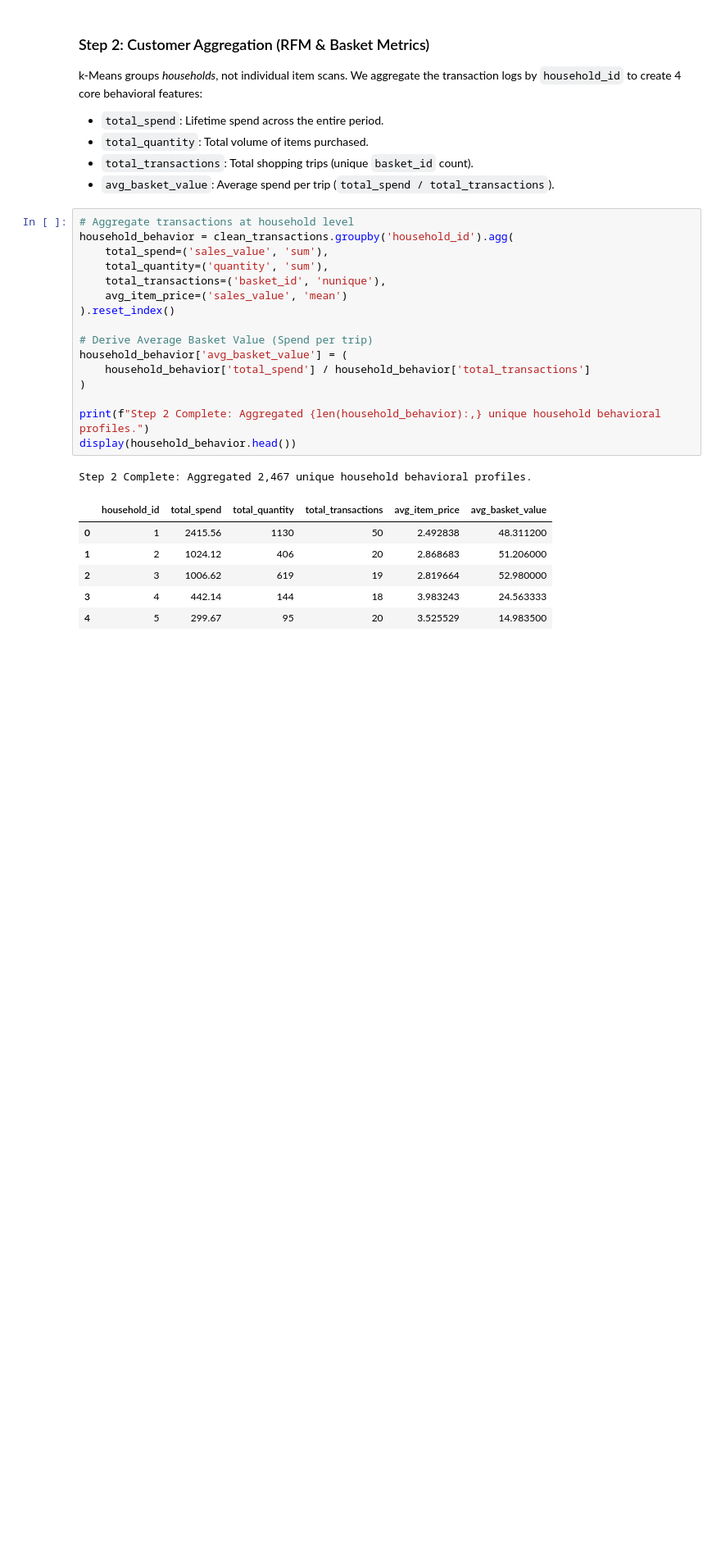
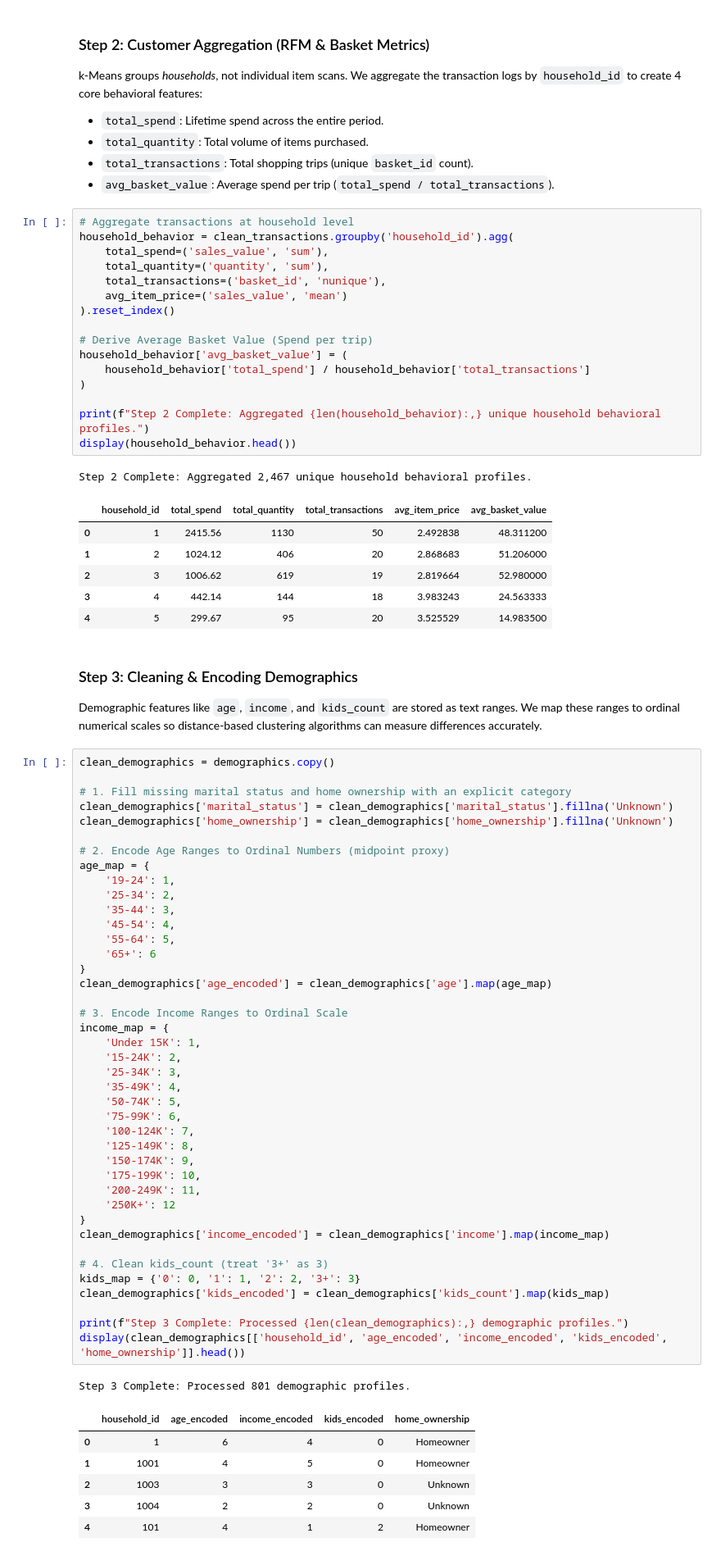
Before and after one commit to sultanjacob/Applied-Machine-Learning, a Jupyter notebook: 03_clustering/01_Data_Engineering_and_EDA.ipynb, the cells around one changed output. Shown at 82% size. Saved outputs shown, nothing was run; the diff lists cells and outputs as text; blank space fills up the shorter version.

Commit message:
Doing the demographic encoding

```diff
--- a/03_clustering/01_Data_Engineering_and_EDA.ipynb
+++ b/03_clustering/01_Data_Engineering_and_EDA.ipynb
@@ -224,3 +224,55 @@ Step 2 Complete: Aggregated 2,467 unique household behavioral profiles.
 | 2 | 3 | 1006.62 | 619 | 19 | 2.819664 | 52.980000 |
 | 3 | 4 | 442.14 | 144 | 18 | 3.983243 | 24.563333 |
 | 4 | 5 | 299.67 | 95 | 20 | 3.525529 | 14.983500 |
+# %% [markdown]
+### Step 3: Cleaning & Encoding Demographics
+Demographic features like `age`, `income`, and `kids_count` are stored as text ranges. We map these ranges to ordinal numerical scales so distance-based clustering algorithms can measure differences accurately.
+# %%
+clean_demographics = demographics.copy()
+
+# 1. Fill missing marital status and home ownership with an explicit category
+clean_demographics['marital_status'] = clean_demographics['marital_status'].fillna('Unknown')
+clean_demographics['home_ownership'] = clean_demographics['home_ownership'].fillna('Unknown')
+
+# 2. Encode Age Ranges to Ordinal Numbers (midpoint proxy)
+age_map = {
+    '19-24': 1,
+    '25-34': 2,
+    '35-44': 3,
+    '45-54': 4,
+    '55-64': 5,
+    '65+': 6
+}
+clean_demographics['age_encoded'] = clean_demographics['age'].map(age_map)
+
+# 3. Encode Income Ranges to Ordinal Scale
+income_map = {
+    'Under 15K': 1,
+    '15-24K': 2,
+    '25-34K': 3,
+    '35-49K': 4,
+    '50-74K': 5,
+    '75-99K': 6,
+    '100-124K': 7,
+    '125-149K': 8,
+    '150-174K': 9,
+    '175-199K': 10,
+    '200-249K': 11,
+    '250K+': 12
+}
+clean_demographics['income_encoded'] = clean_demographics['income'].map(income_map)
+
+# 4. Clean kids_count (treat '3+' as 3)
+kids_map = {'0': 0, '1': 1, '2': 2, '3+': 3}
+clean_demographics['kids_encoded'] = clean_demographics['kids_count'].map(kids_map)
+
+print(f"Step 3 Complete: Processed {len(clean_demographics):,} demographic profiles.")
+display(clean_demographics[['household_id', 'age_encoded', 'income_encoded', 'kids_encoded', 'home_ownership']].head())
+# %% [output]
+Step 3 Complete: Processed 801 demographic profiles.
+|  | household_id | age_encoded | income_encoded | kids_encoded | home_ownership |
+| 0 | 1 | 6 | 4 | 0 | Homeowner |
+| 1 | 1001 | 4 | 5 | 0 | Homeowner |
+| 2 | 1003 | 3 | 3 | 0 | Unknown |
+| 3 | 1004 | 2 | 2 | 0 | Unknown |
+| 4 | 101 | 4 | 1 | 2 | Homeowner |
```
